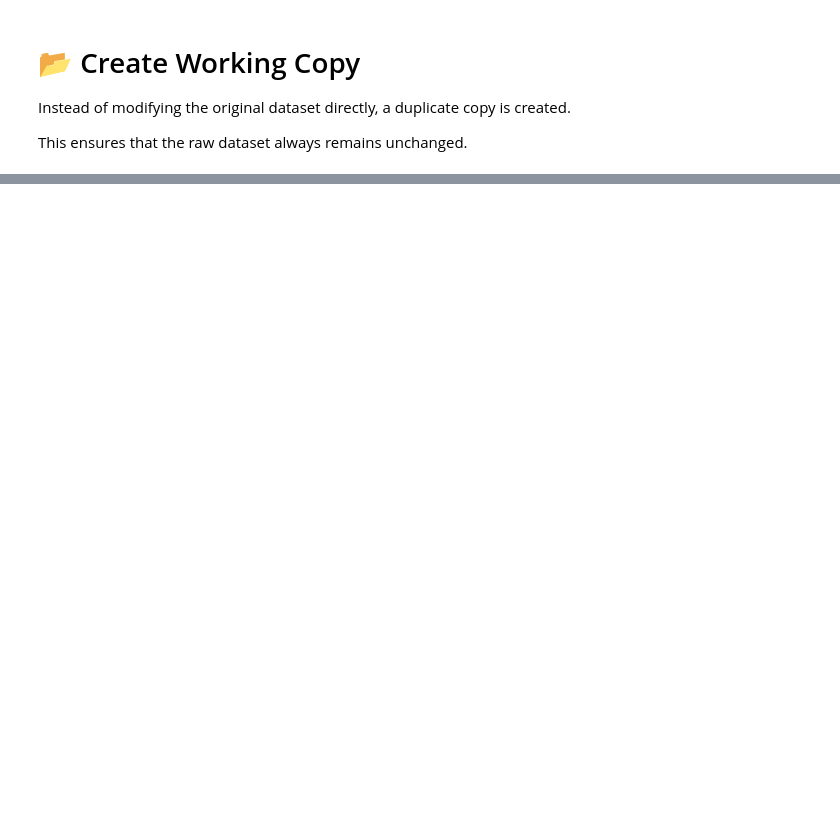
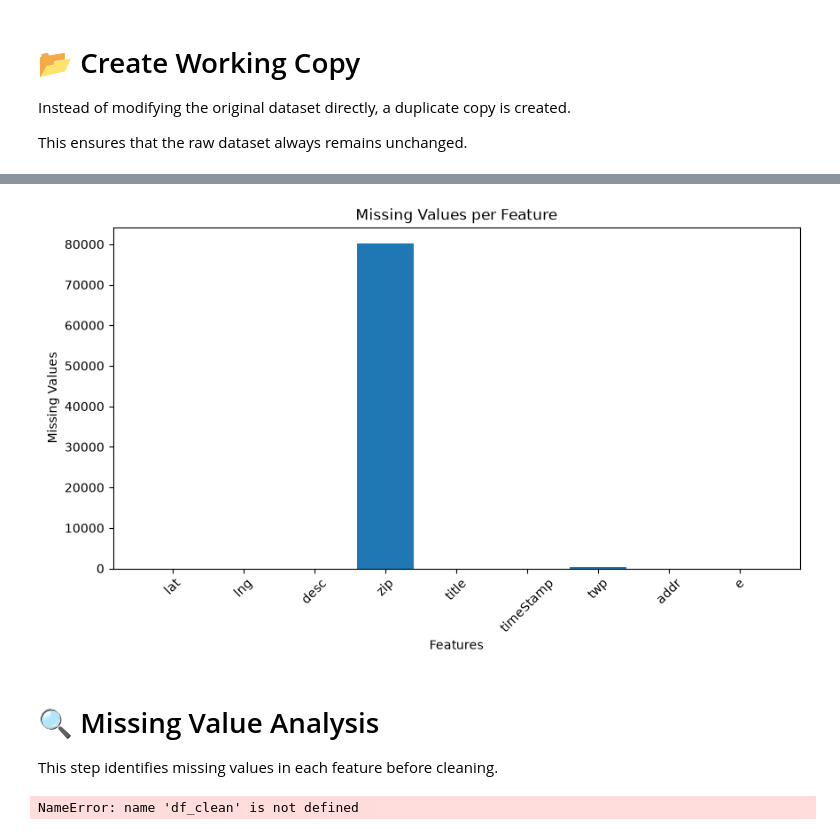
Before and after one commit to Ramya-Ramadoss/Emergency-Response-Intelligence, a Jupyter notebook: notebooks/02_Data_Cleaning.ipynb, the cells around one changed output, grey strips where cells are left out. Drawn from its saved outputs; the diff is of its cells as text; code cells hidden in the pictures; blank space fills up the shorter version.

Commit message:
Complete data cleaning pipeline and save cleaned dataset

```diff
--- a/notebooks/02_Data_Cleaning.ipynb
+++ b/notebooks/02_Data_Cleaning.ipynb
@@ -40,0 +37,4 @@ print("✅ Dataset Loaded Successfully")
+# %%
+df = pd.read_csv("../data/raw/911.csv")
+
+print("✅ Dataset Loaded Successfully")
@@ -40,0 +43,4 @@ print("✅ Dataset Loaded Successfully")
+# %%
+clean_df = df.copy()
+
+print("Working copy created successfully.")
@@ -46,0 +78,8 @@ This ensures that the raw dataset always remains unchanged.
+# %%
+missing = clean_df.isnull().sum().to_frame("Missing Values")
+
+missing["Percentage (%)"] = (
+    missing["Missing Values"] / len(clean_df) * 100
+).round(2)
+
+missing
@@ -46,0 +97,30 @@ This ensures that the raw dataset always remains unchanged.
+# %%
+plt.figure(figsize=(10,5))
+
+plt.bar(
+    missing.index,
+    missing["Missing Values"]
+)
+
+plt.title("Missing Values per Feature")
+plt.xlabel("Features")
+plt.ylabel("Missing Values")
+
+plt.xticks(rotation=45)
+
+plt.show()
+# %% [output]
+[figure, added]
+# %% [markdown]
+# 🔍 Missing Value Analysis
+
+This step identifies missing values in each feature before cleaning.
+# %%
+missing_values = df_clean.isnull().sum().to_frame(name="Missing Values")
+missing_values["Percentage (%)"] = (
+    missing_values["Missing Values"] / len(df_clean) * 100
+).round(2)
+
+missing_values
+# %% [output]
+NameError: name 'df_clean' is not defined
```
Also changed, not shown: parts of 39 cells of this notebook, 2 other files.
